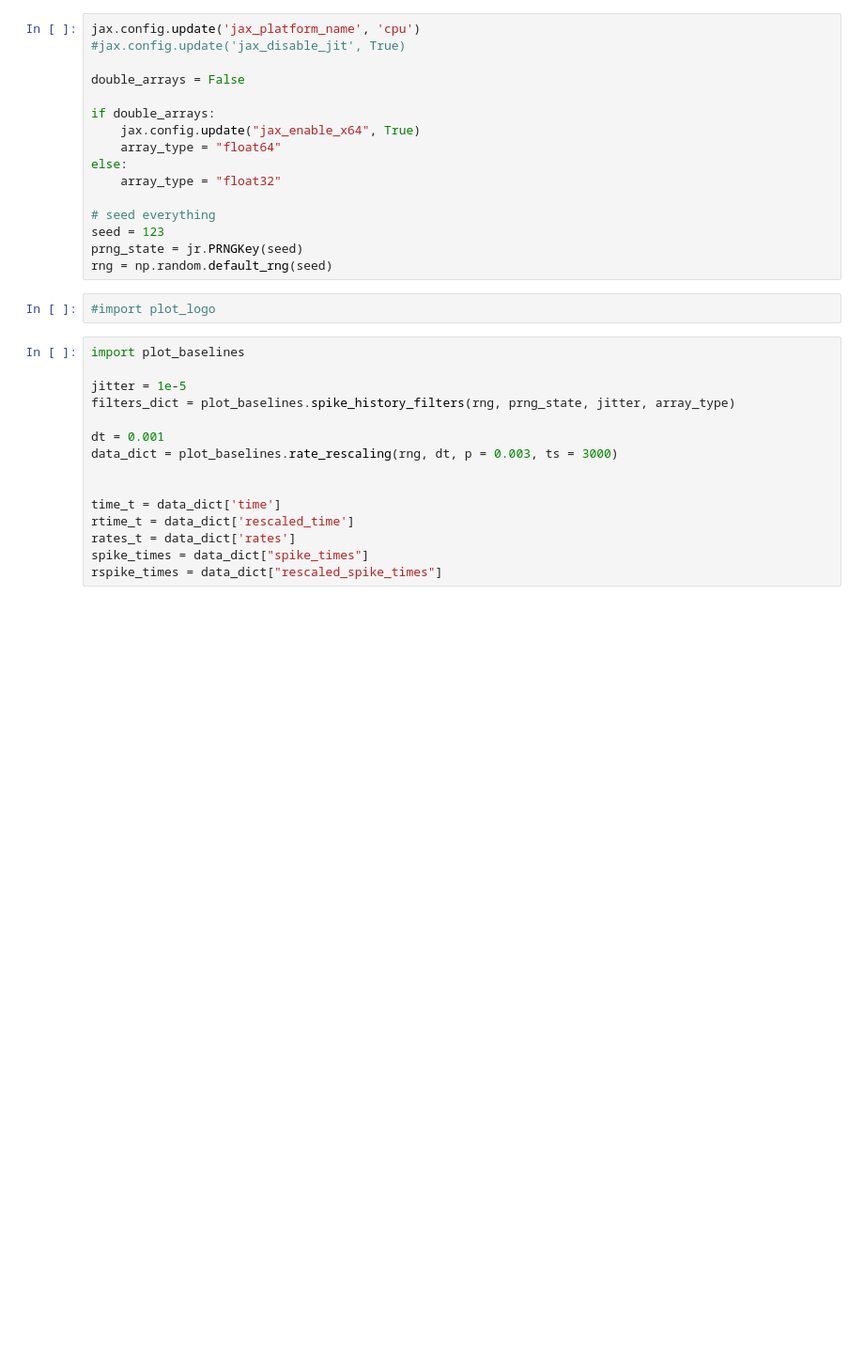
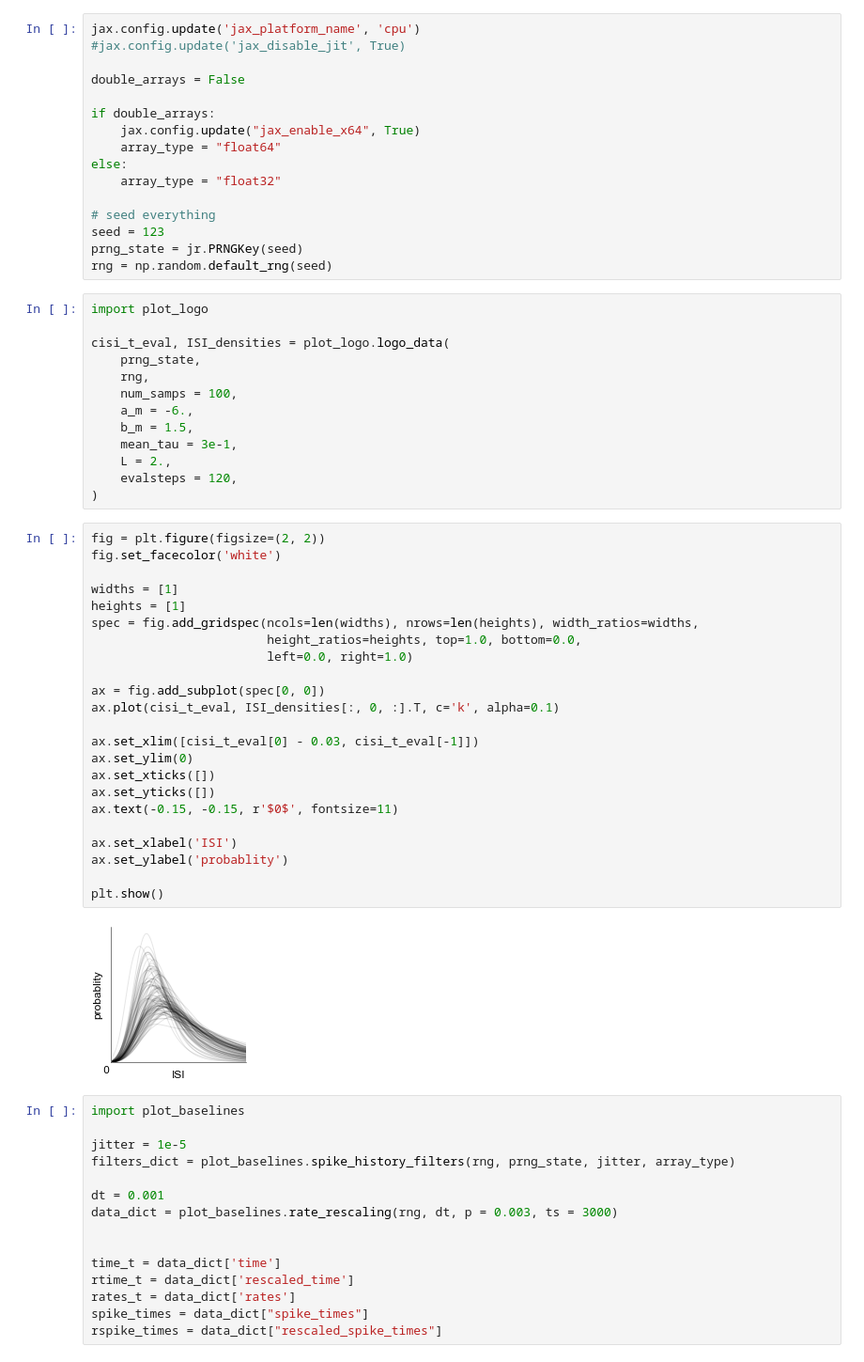
Before and after one commit to davindicode/nonparametric-nonrenewal-process, a Jupyter notebook: scripts/plots/plots.ipynb, the cells around one changed output. Shown at 94% size. Cells and saved outputs as stored; diff of their text form; blank space fills up the shorter version.

Commit message:
plotting and analysis update

```diff
--- a/scripts/plots/plots.ipynb
+++ b/scripts/plots/plots.ipynb
@@ -57,8 +57,44 @@ else:
 seed = 123
 prng_state = jr.PRNGKey(seed)
 rng = np.random.default_rng(seed)
-# %%
-#import plot_logo
+# %%
+import plot_logo
+
+cisi_t_eval, ISI_densities = plot_logo.logo_data(
+    prng_state,
+    rng,
+    num_samps = 100,
+    a_m = -6.,
+    b_m = 1.5,
+    mean_tau = 3e-1,
+    L = 2.,
+    evalsteps = 120,
+)
+# %%
+fig = plt.figure(figsize=(2, 2))
+fig.set_facecolor('white')
+
+widths = [1]
+heights = [1]
+spec = fig.add_gridspec(ncols=len(widths), nrows=len(heights), width_ratios=widths,
+                        height_ratios=heights, top=1.0, bottom=0.0,
+                        left=0.0, right=1.0)
+
+ax = fig.add_subplot(spec[0, 0])
+ax.plot(cisi_t_eval, ISI_densities[:, 0, :].T, c='k', alpha=0.1)
+
+ax.set_xlim([cisi_t_eval[0] - 0.03, cisi_t_eval[-1]])
+ax.set_ylim(0)
+ax.set_xticks([])
+ax.set_yticks([])
+ax.text(-0.15, -0.15, r'$0$', fontsize=11)
+
+ax.set_xlabel('ISI')
+ax.set_ylabel('probablity')
+
+plt.show()
+# %% [output]
+[figure, added]
 # %%
 import plot_baselines
 
```
Also changed, not shown: parts of 36 cells of this notebook, 11 other files.
